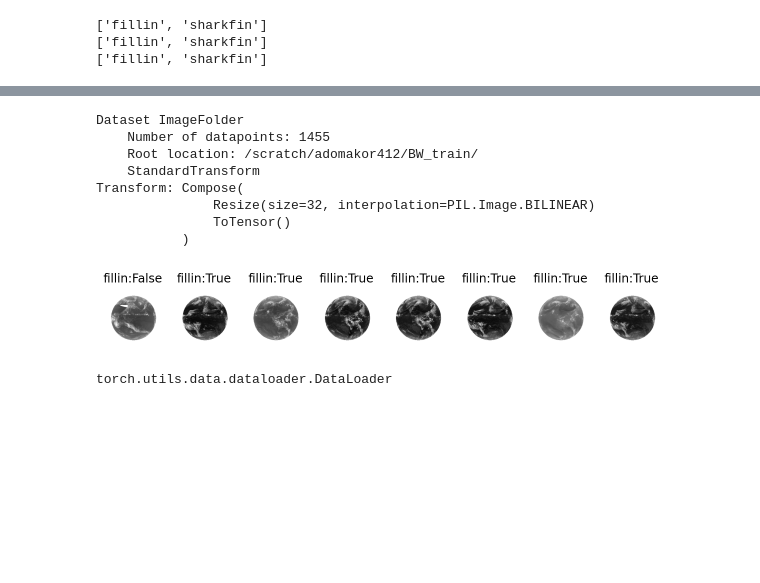
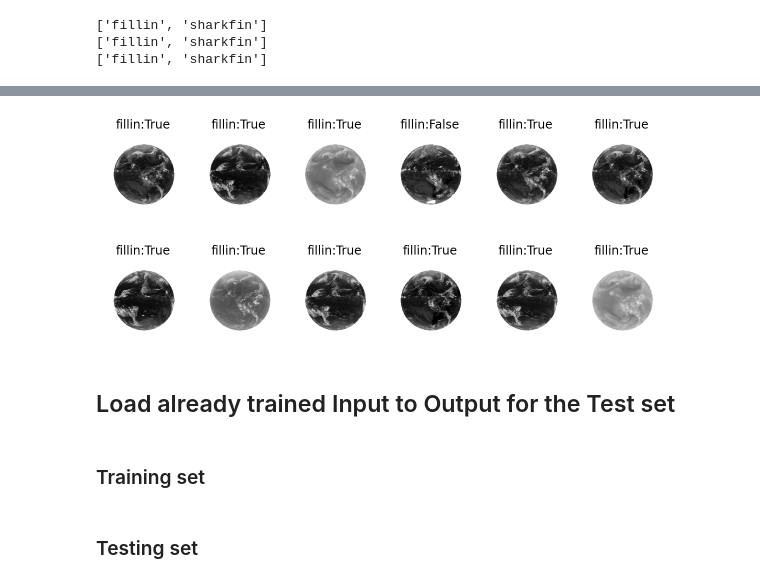
Before and after one commit to adomakor412/NERTO_CIMSS_GOES-R, a Jupyter notebook: AI_model-BW-NUMPY.ipynb, the cells around one changed output, grey strips where cells are left out. Cells and saved outputs as stored; diff of their text form; code cells hidden in the pictures; blank space fills up the shorter version.

```diff
--- a/AI_model-BW-NUMPY.ipynb
+++ b/AI_model-BW-NUMPY.ipynb
@@ -144,11 +146,20 @@ for param in model.parameters():
 
 model.fc = nn.Sequential(nn.Linear(2048, 512),
                                  nn.ReLU(),
-                                 nn.Dropout(0.2),
-                                 nn.Linear(512, 10),
+                                 nn.Dropout(0.2), #nn.Dropout(0.2),
+                                 nn.Linear(512, 2),
                                  nn.LogSoftmax(dim=1))
 criterion = nn.NLLLoss()
 optimizer = optim.Adam(model.fc.parameters(), lr=0.003)
+
+# model.fc = nn.Sequential(nn.Linear(2048, 512),
+#                                  nn.ReLU(),
+#                                  nn.Dropout(0.5),#nn.Dropout(0.2),
+#                                  nn.Linear(512, 2))
+
+# criterion = nn.CrossEntropyLoss()
+# optimizer = optim.SGD(net.parameters(), lr=0.001, momentum=0.9)
+
 model.to(device);
 # %%
 # class Net(nn.Module):
@@ -226,17 +238,6 @@ def plot_classes_preds(net, images, labels):
                     color=("green" if preds[idx]==labels[idx].item() else "red"))
     fig.savefig(f'epoch_{epoch}-{stamp}.png')
     return fig
-# %%
-trainloader.dataset
-# %% [output]
-Dataset ImageFolder
-    Number of datapoints: 1455
-    Root location: /scratch/adomakor412/BW_train/
-    StandardTransform
-Transform: Compose(
-               Resize(size=32, interpolation=PIL.Image.BILINEAR)
-               ToTensor()
-           )
 # %%
 #sufficiently large pixel square side size for given number of random  set of images
 #from torchvision import transforms
@@ -262,34 +263,58 @@ def predict_image(image):
     image_tensor = test_transforms(image).float()
     image_tensor = image_tensor.unsqueeze_(0)
     #print(image_tensor)
-    input = image_tensor
-    input = input.to(device)#defined
-    output = model(input)#defined
+    my_input = image_tensor
+    my_input = my_input.to(device)#defined
+    output = model(my_input)#defined
     index = output.data.cpu().numpy().argmax()
     return index
 # %%
 transform = transforms.Compose(
     [transforms.ToTensor(),
     transforms.Normalize((0.5,), (0.5,))])
 
 classes = trainloader.dataset.classes
 
 to_pil = transforms.ToPILImage()
-images, labels = get_random_images(8)
+images, labels = get_random_images(6)
 fig=plt.figure(figsize=(10,10))
 for ii in range(len(images)):
     image = to_pil(images[ii])
     index = predict_image(image)
     sub = fig.add_subplot(1, len(images), ii+1)
     res = int(labels[ii]) == index
     sub.set_title(str(classes[index]) + ":" + str(res))
     plt.axis('off')
+
     plt.imshow(image)
+
 plt.show()
 # %% [output]
-[figure, old version]
+[figure, new version]
-# %%
-#%config Completer.use_jedi = False
-type(trainloader)
-# %% [output]
-torch.utils.data.dataloader.DataLoader
+# %%
+transform = transforms.Compose(
+    [transforms.ToTensor(),
+    transforms.Normalize((0.5,), (0.5,))])
+
+classes = trainloader.dataset.classes
+
+to_pil = transforms.ToPILImage()
+images, labels = get_random_images(6)
+fig=plt.figure(figsize=(10,10))
+for ii in range(len(images)):
+    image = to_pil(images[ii])
+    index = predict_image(image)
+    sub = fig.add_subplot(1, len(images), ii+1)
+    res = int(labels[ii]) == index
+    sub.set_title(str(classes[index]) + ":" + str(res))
+    plt.axis('off')
+
+    plt.imshow(image)
+
+plt.show()
+# %% [output]
+[figure, added]
+# %% [markdown]
+## Load already trained Input to Output for the Test set
+# %% [markdown]
+### Training set
@@ -295,0 +326,2 @@ torch.utils.data.dataloader.DataLoader
+# %% [markdown]
+### Testing set
```
Also changed, not shown: parts of 8 cells of this notebook.
